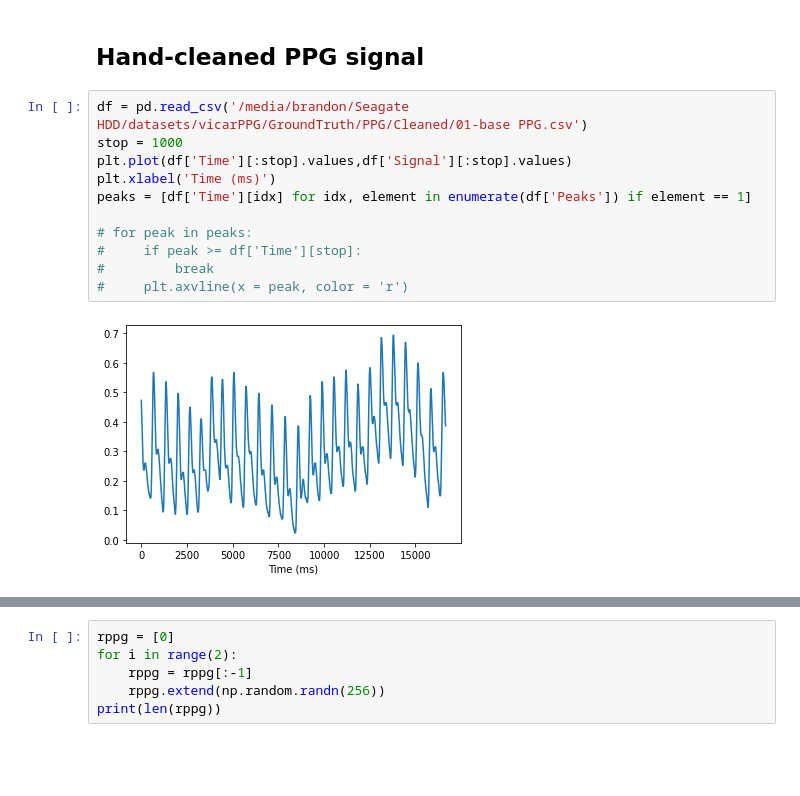
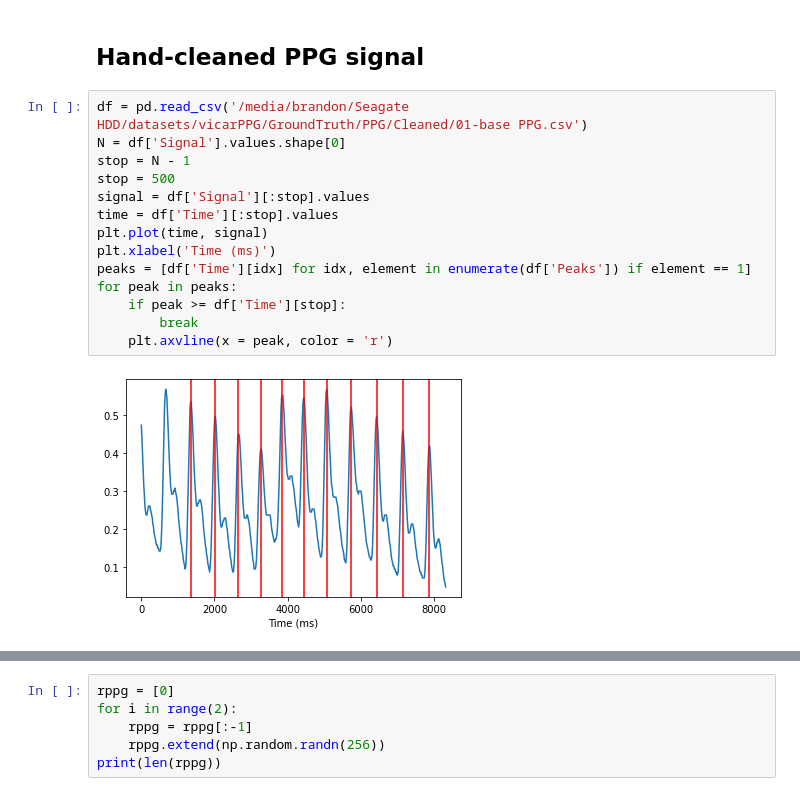
Before and after one commit to BrandonThaiTran/zoom_physio, a Jupyter notebook: nbs/face_streamer.ipynb, the cells around one changed output, grey strips where cells are left out. Drawn from its saved outputs; the diff is of its cells as text; blank space fills up the shorter version.

Commit message:
implement peak detection

```diff
--- a/nbs/face_streamer.ipynb
+++ b/nbs/face_streamer.ipynb
@@ -683,14 +692,17 @@ fs.plot_rppg_zmean()
 ## Hand-cleaned PPG signal
 # %%
 df = pd.read_csv('/media/brandon/Seagate HDD/datasets/vicarPPG/GroundTruth/PPG/Cleaned/01-base PPG.csv')
-stop = 1000
-plt.plot(df['Time'][:stop].values,df['Signal'][:stop].values)
+N = df['Signal'].values.shape[0]
+stop = N - 1
+stop = 500
+signal = df['Signal'][:stop].values
+time = df['Time'][:stop].values
+plt.plot(time, signal)
 plt.xlabel('Time (ms)')
 peaks = [df['Time'][idx] for idx, element in enumerate(df['Peaks']) if element == 1]
-
-# for peak in peaks:
-#     if peak >= df['Time'][stop]:
-#         break
-#     plt.axvline(x = peak, color = 'r')
+for peak in peaks:
+    if peak >= df['Time'][stop]:
+        break
+    plt.axvline(x = peak, color = 'r')
 # %% [output]
-[figure, old version]
+[figure, new version]
```
Also changed, not shown: parts of 15 cells of this notebook.
